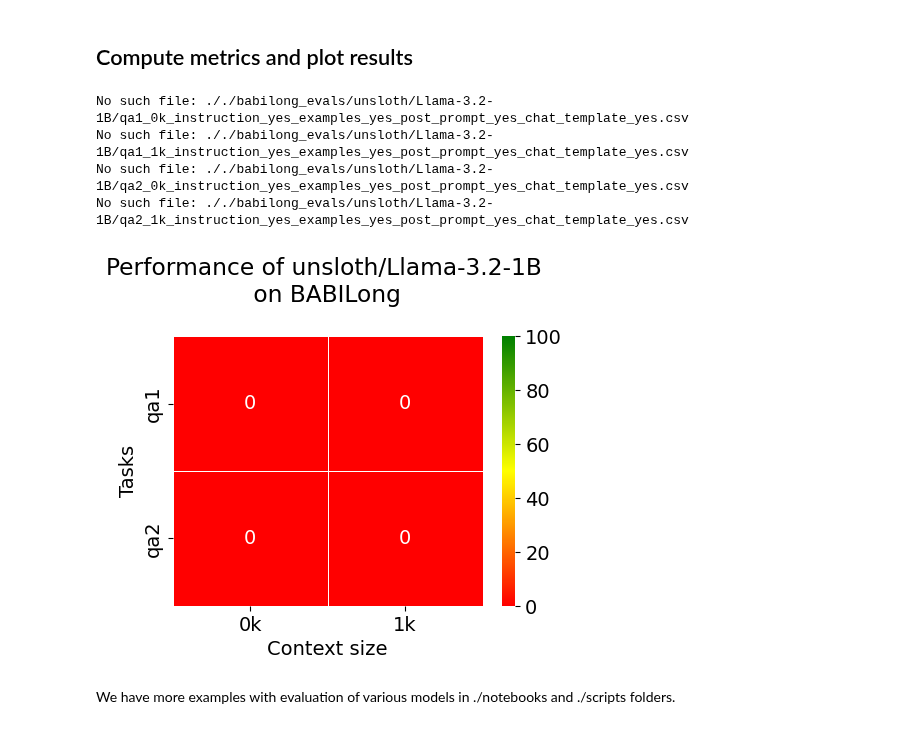
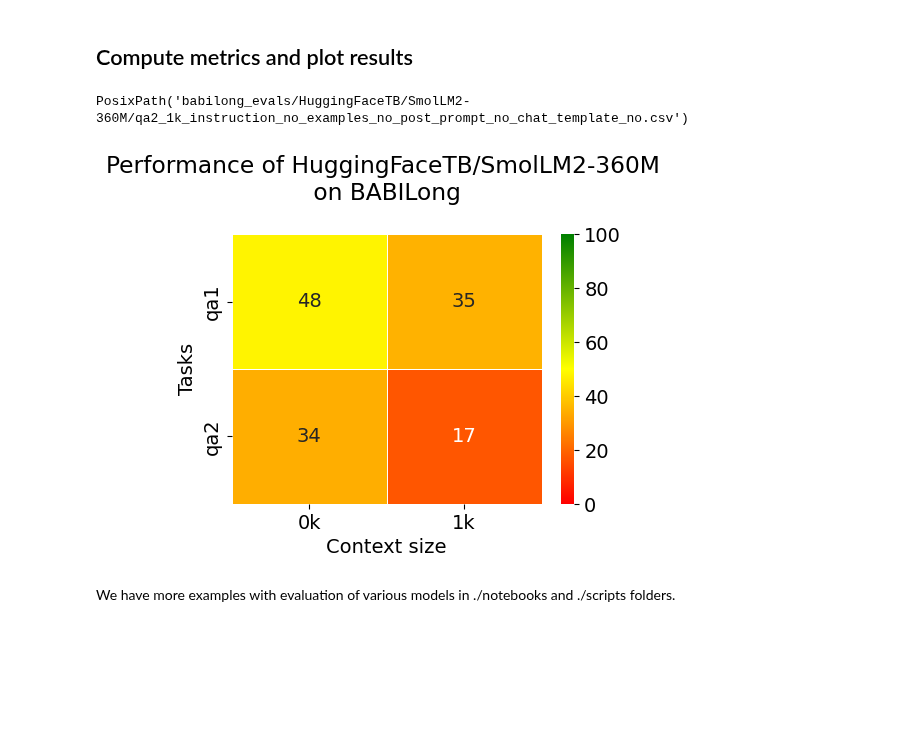
Before and after one commit to dmitrymailk/vision_genai, a Jupyter notebook: train_gym/massive_train/evaluation/babilong/babilong_evaluation_example.ipynb, the cells around one changed output. Saved outputs shown, nothing was run; the diff lists cells and outputs as text; code cells hidden in the pictures; blank space fills up the shorter version.

Commit message:
update instruct generation

```diff
--- a/train_gym/massive_train/evaluation/babilong/babilong_evaluation_example.ipynb
+++ b/train_gym/massive_train/evaluation/babilong/babilong_evaluation_example.ipynb
@@ -34,3 +34,5 @@ from train_gym.massive_train.evaluation.babilong.babilong.babilong.babilong_util
 )
 # %% [markdown]
 Let's check how BABILong data looks like:
+# %%
+datasets.load_dataset("RMT-team/babilong-1k-samples")
@@ -37,7 +44,7 @@ Let's check how BABILong data looks like:
 # %%
 # take split with 0k tokens length (no background texts from PG-19), 100 samples per task and per length
 # use "RMT-team/babilong-1k" for 1000 samples per task per length
-data_0k = datasets.load_dataset("RMT-team/babilong", "0k")
+data_0k = datasets.load_dataset("RMT-team/babilong-1k-samples", "0k")
 print(data_0k)
 # %% [output]
 DatasetDict({
@@ -161,7 +168,8 @@ Let's run Phi3-mini on tasks from BABILong, save prediction, and plot results.
 results_folder = "./babilong_evals"
 # model_name = "microsoft/Phi-3-mini-128k-instruct"
 # model_name = "unsloth/Llama-3.2-1B-Instruct"
-model_name = "unsloth/Llama-3.2-1B"
+# model_name = "unsloth/Llama-3.2-1B"
+model_name = "HuggingFaceTB/SmolLM2-360M"
 dtype = torch.bfloat16
 device = "cuda:0"
 # %%
@@ -195,9 +203,12 @@ if generate_kwargs["pad_token_id"] is None:
 
 # use_chat_template = True
 use_chat_template = False
-use_instruction = True
-use_examples = True
-use_post_prompt = True
+# use_instruction = True
+use_instruction = False
+# use_examples = True
+use_examples = False
+# use_post_prompt = True
+use_post_prompt = False
 # %%
 for task in tqdm(tasks, desc="tasks"):
     # configure the prompt
@@ -274,6 +285,10 @@ for task in tqdm(tasks, desc="tasks"):
             df.to_csv(outfile)
 # %% [markdown]
 ## Compute metrics and plot results
+# %%
+outfile
+# %% [output]
+PosixPath('babilong_evals/HuggingFaceTB/SmolLM2-360M/qa2_1k_instruction_no_examples_no_post_prompt_no_chat_template_no.csv')
 # %%
 import seaborn as sns
 import matplotlib
@@ -292,7 +307,11 @@ from train_gym.massive_train.evaluation.babilong.babilong.babilong.metrics impor
 results_folder = "./babilong_evals"
 # model_name = "microsoft/Phi-3-mini-128k-instruct"
 model_name = model_name
-prompt_name = "instruction_yes_examples_yes_post_prompt_yes_chat_template_yes"
+prompt_name = ""
+if use_chat_template:
+    prompt_name = "instruction_yes_examples_yes_post_prompt_yes_chat_template_yes"
+else:
+    prompt_name = "instruction_no_examples_no_post_prompt_no_chat_template_no"
 
 tasks = ["qa1", "qa2"]  # , 'qa3', 'qa4', 'qa5']#, 'qa6', 'qa7', 'qa8', 'qa9', 'qa10']
 lengths = ["0k", "1k"]  # , '2k', '4k', '8k', '16k', '32k']
@@ -304,6 +323,7 @@ for j, task in enumerate(tasks):
             print(f"No such file: {fname}")
             continue
 
+        # print(f"read csv ")
         df = pd.read_csv(fname)
 
         if df["output"].dtype != object:
@@ -320,38 +340,34 @@ for j, task in enumerate(tasks):
         accuracy[j, i] = 100 * score / len(df) if len(df) > 0 else 0
 
 # Set large font sizes for better visibility in the PDF
 matplotlib.rc("font", size=14)
 
 # Create a colormap for the heatmap
 cmap = LinearSegmentedColormap.from_list("ryg", ["red", "yellow", "green"], N=256)
 
 # Create the heatmap
 fig, ax = plt.subplots(figsize=(5, 3.5))  # Adjust the size as necessary
 sns.heatmap(
     accuracy,
     cmap=cmap,
     vmin=0,
     vmax=100,
     annot=True,
     fmt=".0f",
     linewidths=0.5,
     xticklabels=lengths,
     yticklabels=tasks,
     ax=ax,
 )
 ax.set_title(f"Performance of {model_name} \n on BABILong \n")
 ax.set_xlabel("Context size")
 ax.set_ylabel("Tasks")
 
 # Save the figure to a PDF
 # plt.savefig('all_tasks_performance.pdf', bbox_inches='tight')
 plt.show()
 # %% [output]
-No such file: ././babilong_evals/unsloth/Llama-3.2-1B/qa1_0k_instruction_yes_examples_yes_post_prompt_yes_chat_template_yes.csv
-No such file: ././babilong_evals/unsloth/Llama-3.2-1B/qa1_1k_instruction_yes_examples_yes_post_prompt_yes_chat_template_yes.csv
-No such file: ././babilong_evals/unsloth/Llama-3.2-1B/qa2_0k_instruction_yes_examples_yes_post_prompt_yes_chat_template_yes.csv
-No such file: ././babilong_evals/unsloth/Llama-3.2-1B/qa2_1k_instruction_yes_examples_yes_post_prompt_yes_chat_template_yes.csv
-[figure, old version]
+[figure, new version]
 # %% [markdown]
 We have more examples with evaluation of various models in ./notebooks and ./scripts folders.
 # %% [markdown]
```
Also changed, not shown: parts of 4 cells of this notebook, 2 other files.
